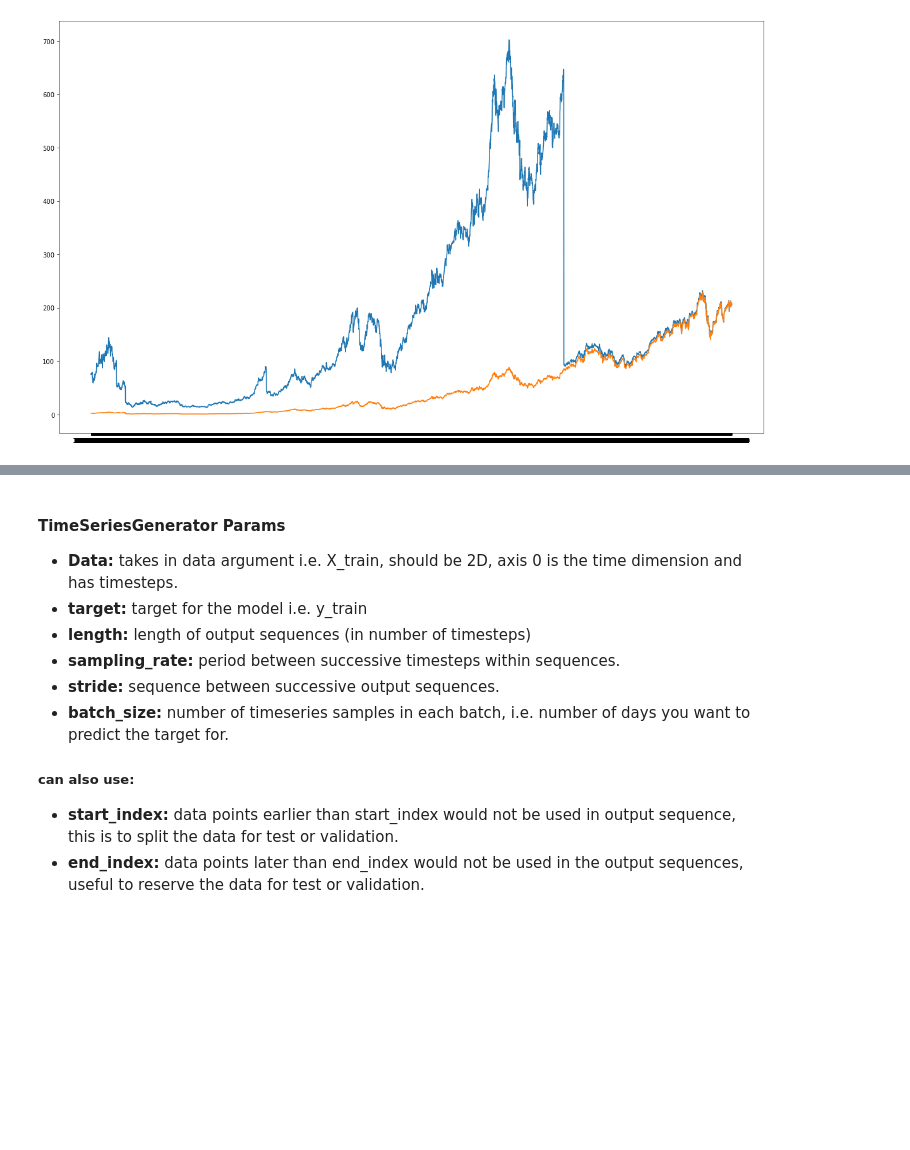
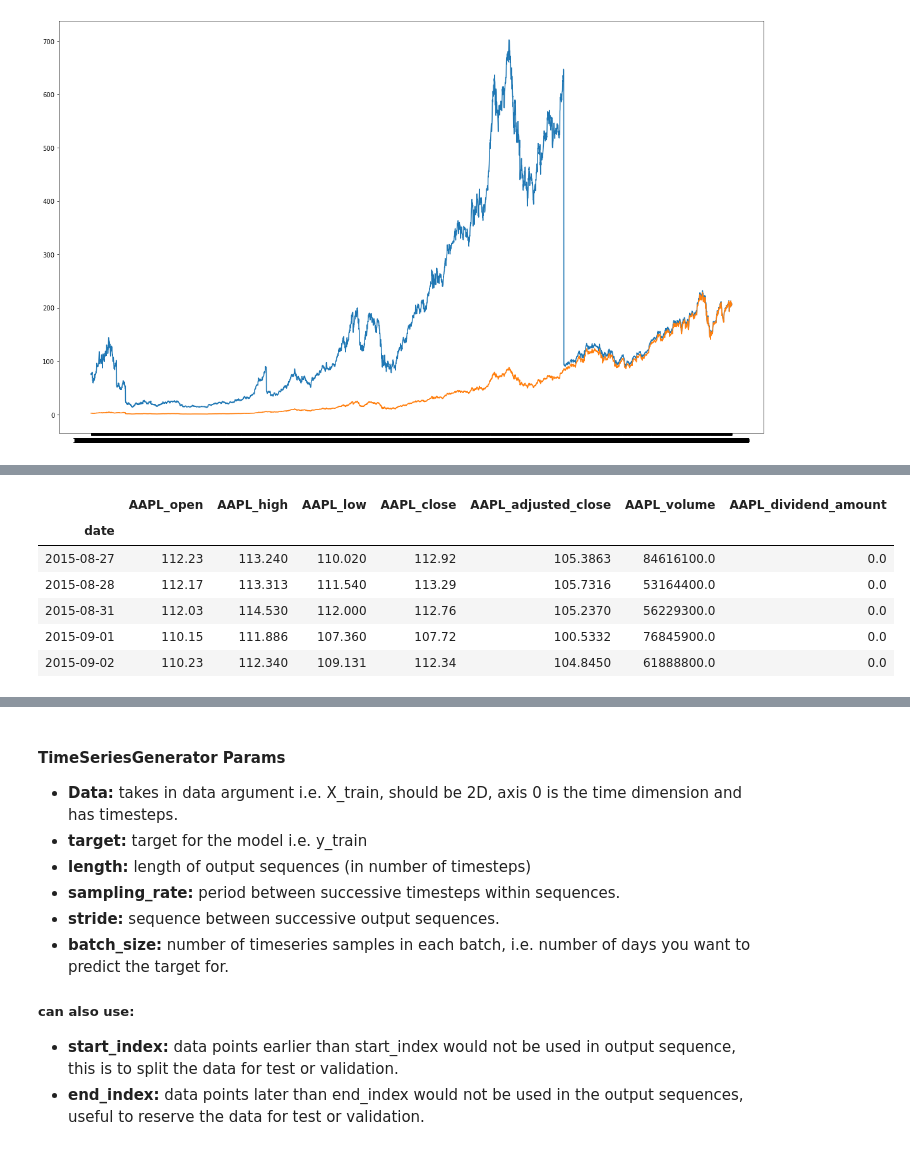
Before and after one commit to labs14-investment-risk-analysis/Data-Science, a Jupyter notebook: jupyter_notebooks/exploratory_modeling/LSTM_regressions.ipynb, the cells around one changed output, grey strips where cells are left out. Cells and saved outputs as stored; diff of their text form; code cells hidden in the pictures; blank space fills up the shorter version.

```diff
--- a/jupyter_notebooks/exploratory_modeling/LSTM_regressions.ipynb
+++ b/jupyter_notebooks/exploratory_modeling/LSTM_regressions.ipynb
@@ -79,4 +79,15 @@ df = df.dropna()
 # %%
 X = df.drop(columns='target')
 y = df[['target']].values
+# %%
+def split(train_cut, val_cut, X=X, y=y):
+    X_train, X_test, y_train, y_test = train_test_split(X, y,
+                                                        train_size=train_cut,
+                                                        shuffle=False)
+
+    X_test, X_val, y_test, y_val = train_test_split(X_test, y_test,
+                                                    train_size=val_cut,
+                                                    shuffle=False)
+
+    return X_train, X_test, X_val, y_train, y_test, y_val
 # %%
@@ -93,0 +108,10 @@ X_test = scaler.transform(X_test)
+# %%
+X_train.tail()
+# %% [output]
+|  | AAPL_open | AAPL_high | AAPL_low | AAPL_close | AAPL_adjusted_close | AAPL_volume | AAPL_dividend_amount |
+| date |  |  |  |  |  |  |  |
+| 2015-08-27 | 112.23 | 113.240 | 110.020 | 112.92 | 105.3863 | 84616100.0 | 0.0 |
+| 2015-08-28 | 112.17 | 113.313 | 111.540 | 113.29 | 105.7316 | 53164400.0 | 0.0 |
+| 2015-08-31 | 112.03 | 114.530 | 112.000 | 112.76 | 105.2370 | 56229300.0 | 0.0 |
+| 2015-09-01 | 110.15 | 111.886 | 107.360 | 107.72 | 100.5332 | 76845900.0 | 0.0 |
+| 2015-09-02 | 110.23 | 112.340 | 109.131 | 112.34 | 104.8450 | 61888800.0 | 0.0 |
```
Also changed, not shown: parts of 40 cells of this notebook, 4 other files.
